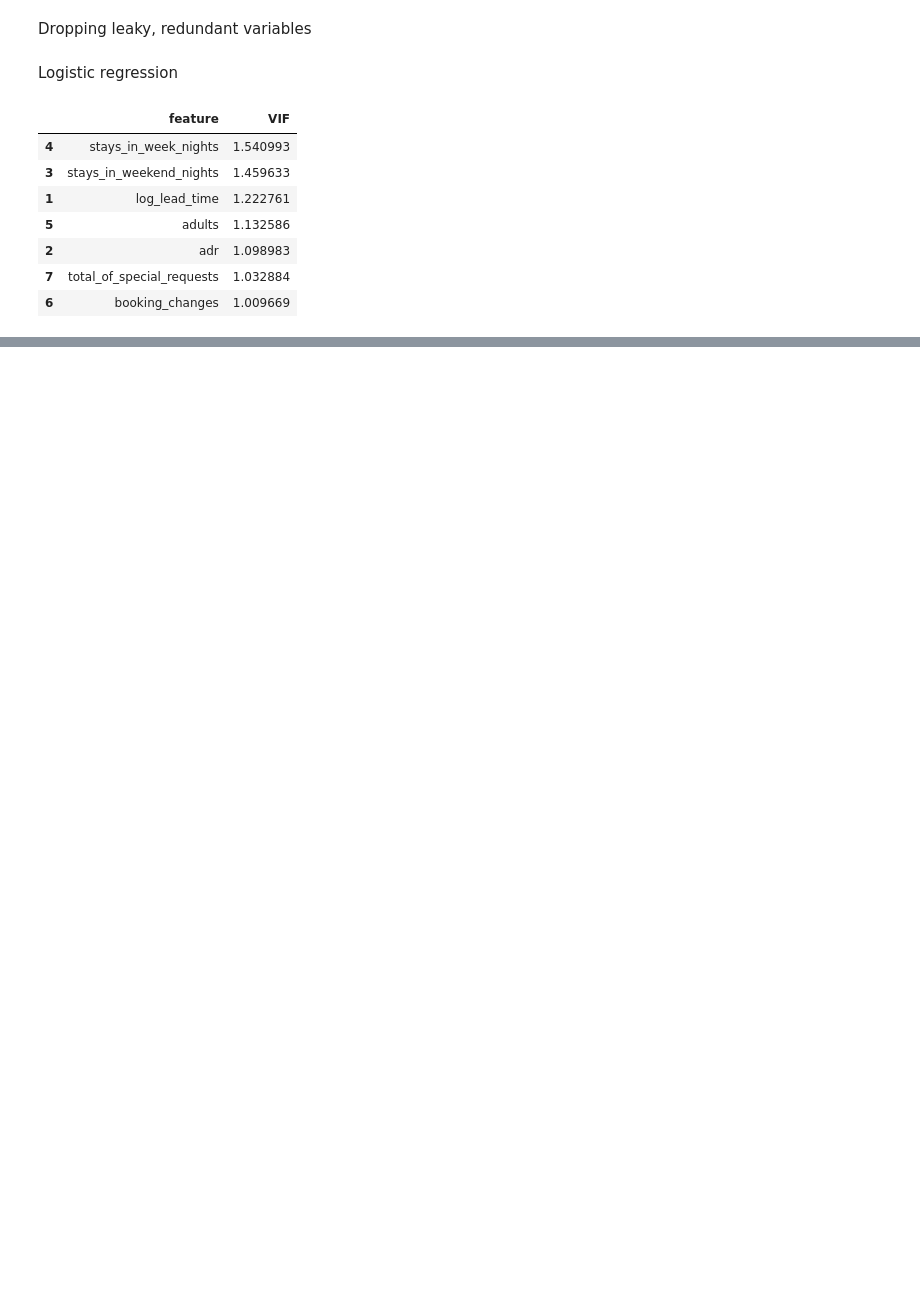
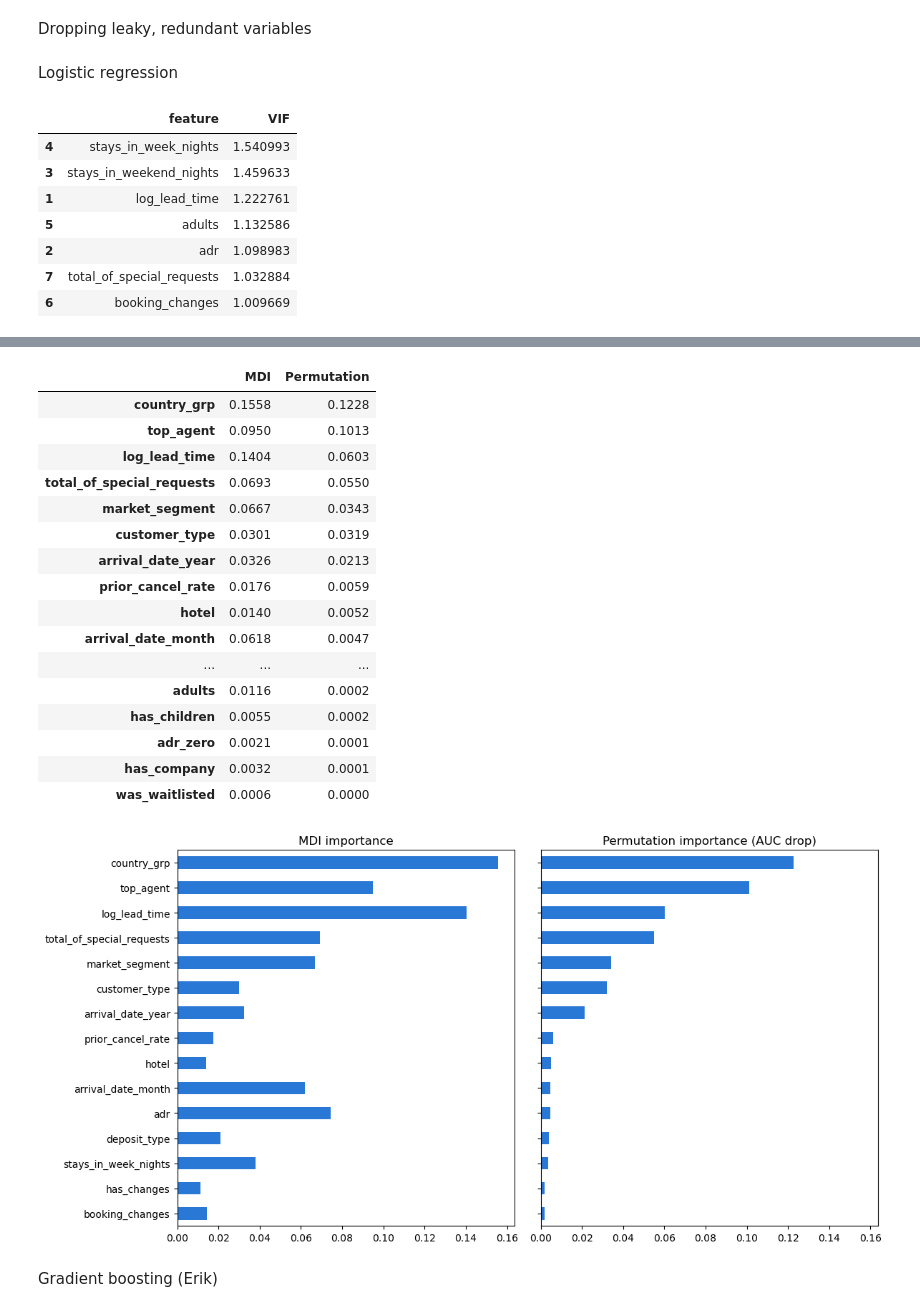
Before and after one commit to ErikS234/DSA312-Group-Project, a Jupyter notebook: Team Project.ipynb, the cells around one changed output, grey strips where cells are left out. Saved outputs shown, nothing was run; the diff lists cells and outputs as text; code cells hidden in the pictures; blank space fills up the shorter version.

```diff
--- a/Team Project.ipynb
+++ b/Team Project.ipynb
@@ -468,0 +658,6 @@ vif
+# %%
+# Default vs balanced class weights (balanced up-weights the minority class, cancellations)
+for name, weight in [("Random forest", None), ("Random forest (balanced)", "balanced")]:
+    rf = Pipeline([("prep", tree_prep), ("model", RandomForestClassifier(
+        n_estimators=300, min_samples_leaf=2, class_weight=weight, random_state=888, n_jobs=-1))]).fit(X_train, y_train)
+    evaluate(name, rf)
@@ -468,0 +669,38 @@ vif
+# %%
+# Importance of each original variable (balanced forest): impurity (MDI, summed over one-hot levels)
+# and permutation (drop in test AUC when the variable is shuffled)
+enc = rf[0].named_transformers_["cat"]
+variable = np.repeat(cat_cols, [len(c) for c in enc.categories_]).tolist() + num_cols
+perm = permutation_importance(rf, X_test, y_test, scoring="roc_auc", n_repeats=5, random_state=888)
+importance = pd.DataFrame({
+    "MDI": pd.Series(rf[-1].feature_importances_, index=variable).groupby(level=0).sum(),
+    "Permutation": pd.Series(perm.importances_mean, index=X_test.columns),
+}).sort_values("Permutation", ascending=False)
+importance.round(4)
+
+# Top 15 variables by permutation importance, with their MDI alongside
+axes = importance.head(15)[::-1].plot.barh(subplots=True, layout=(1, 2), sharey=True, legend=False, figsize=(12, 6),
+                                           color="#2a78d6", title=["MDI importance", "Permutation importance (AUC drop)"])
+plt.tight_layout()
+plt.show()
+# %% [output]
+|  | MDI | Permutation |
+| country_grp | 0.1558 | 0.1228 |
+| top_agent | 0.0950 | 0.1013 |
+| log_lead_time | 0.1404 | 0.0603 |
+| total_of_special_requests | 0.0693 | 0.0550 |
+| market_segment | 0.0667 | 0.0343 |
+| customer_type | 0.0301 | 0.0319 |
+| arrival_date_year | 0.0326 | 0.0213 |
+| prior_cancel_rate | 0.0176 | 0.0059 |
+| hotel | 0.0140 | 0.0052 |
+| arrival_date_month | 0.0618 | 0.0047 |
+| ... | ... | ... |
+| adults | 0.0116 | 0.0002 |
+| has_children | 0.0055 | 0.0002 |
+| adr_zero | 0.0021 | 0.0001 |
+| has_company | 0.0032 | 0.0001 |
+| was_waitlisted | 0.0006 | 0.0000 |
+[figure, added]
+# %% [markdown]
+Gradient boosting (Erik)
```
Also changed, not shown: parts of 19 cells of this notebook.
